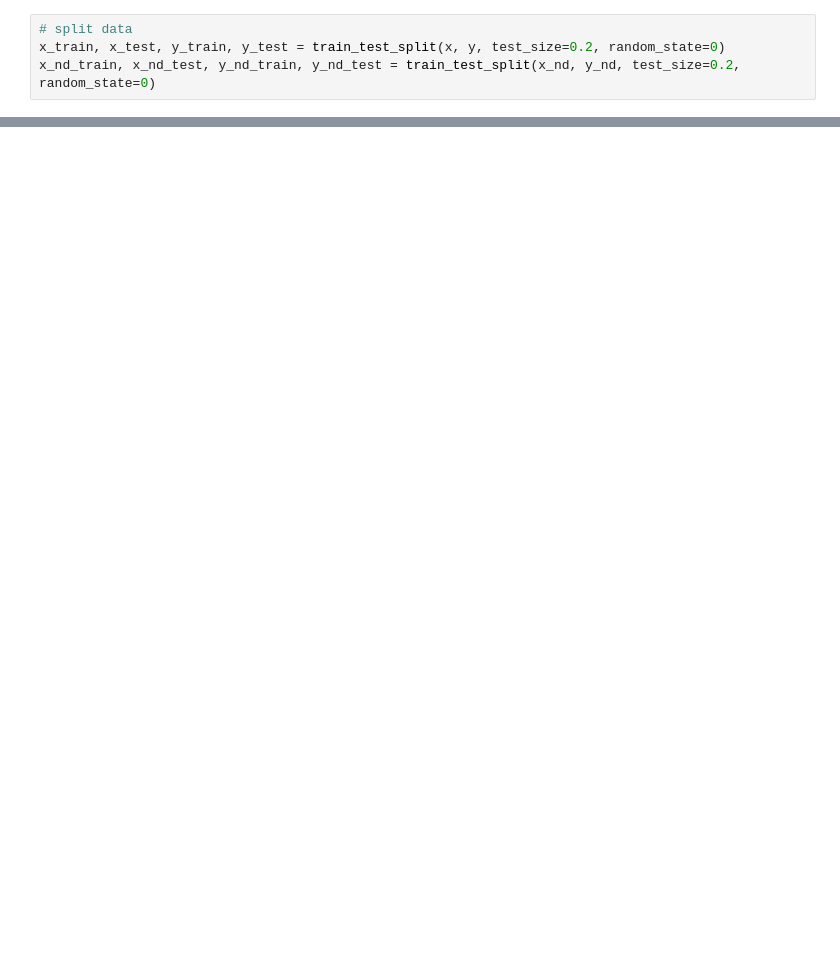
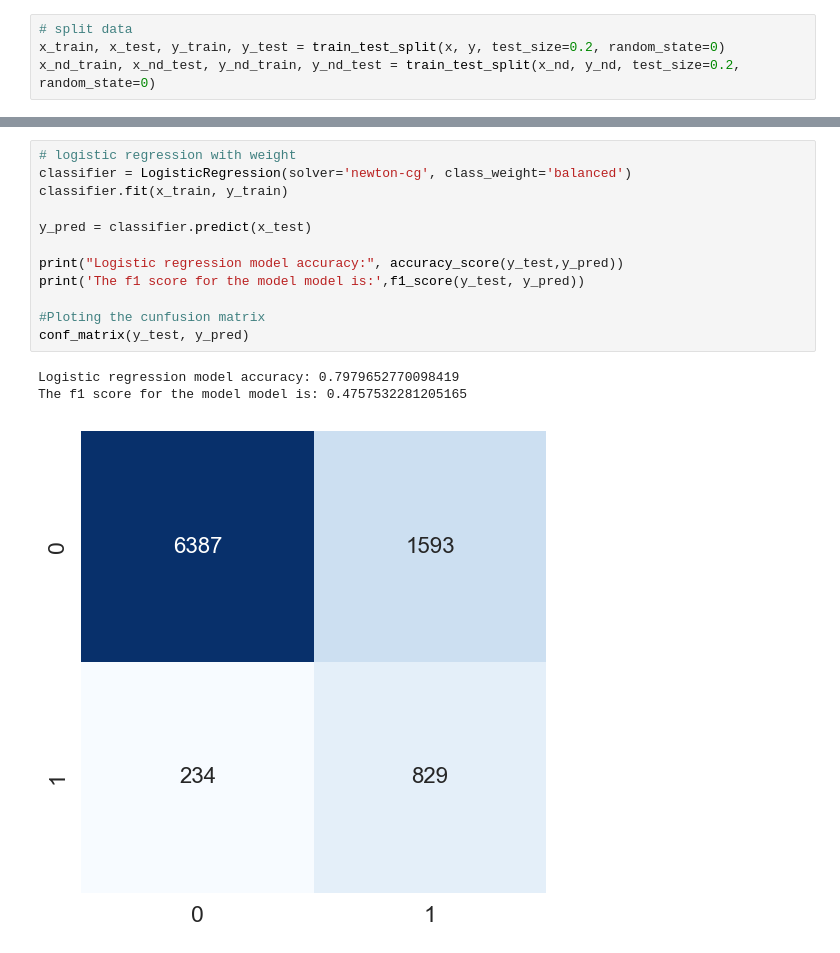
Before and after one commit to jshen1s1/BankMarketing, a Jupyter notebook: modeling.ipynb, the cells around one changed output, grey strips where cells are left out. Drawn from its saved outputs; the diff is of its cells as text; blank space fills up the shorter version.

```diff
--- a/modeling.ipynb
+++ b/modeling.ipynb
@@ -69,0 +114,16 @@ KNN model accuracy: 0.8685170850381511
+# %%
+# logistic regression with weight
+classifier = LogisticRegression(solver='newton-cg', class_weight='balanced')
+classifier.fit(x_train, y_train)
+
+y_pred = classifier.predict(x_test)
+
+print("Logistic regression model accuracy:", accuracy_score(y_test,y_pred))
+print('The f1 score for the model model is:',f1_score(y_test, y_pred))
+
+#Ploting the cunfusion matrix
+conf_matrix(y_test, y_pred)
+# %% [output]
+Logistic regression model accuracy: 0.7979652770098419
+The f1 score for the model model is: 0.4757532281205165
+[figure, added]
```
Also changed, not shown: parts of 16 cells of this notebook.
